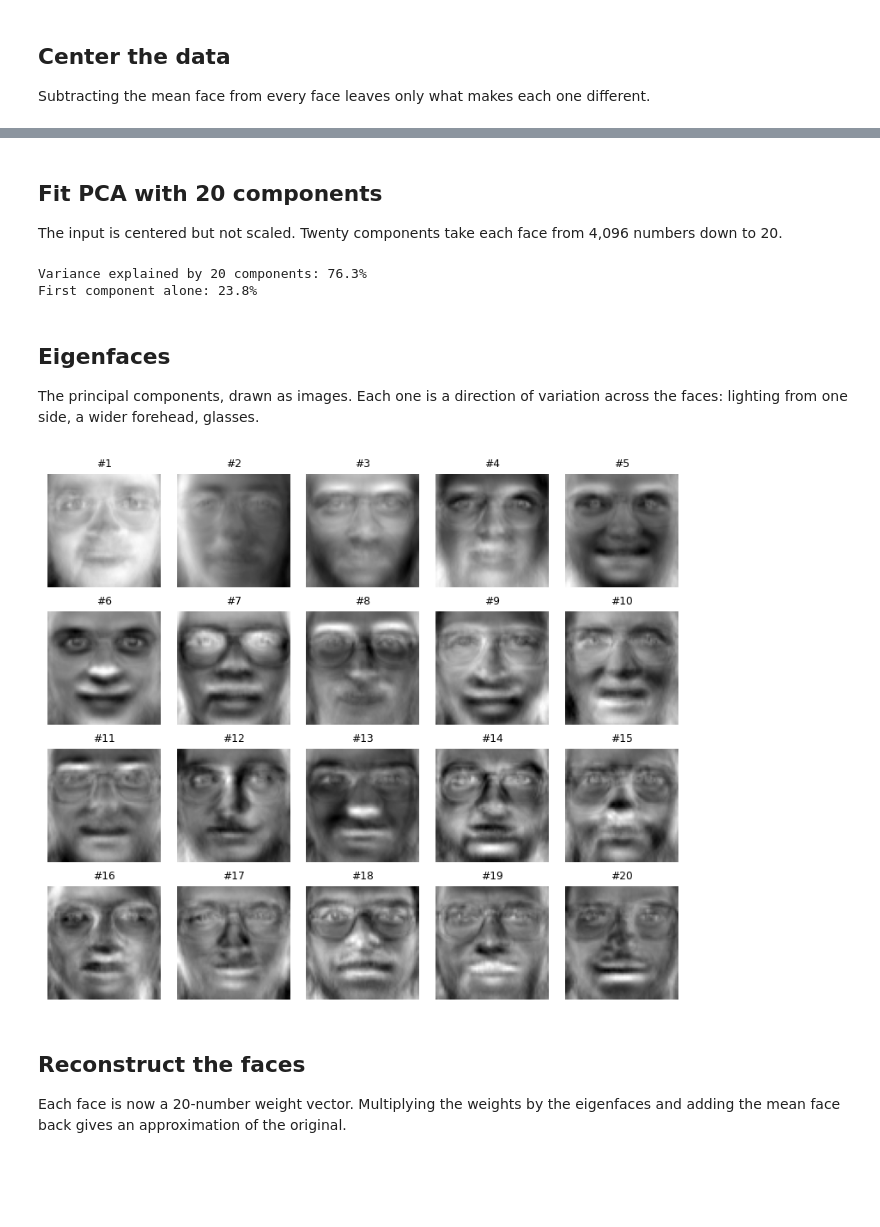
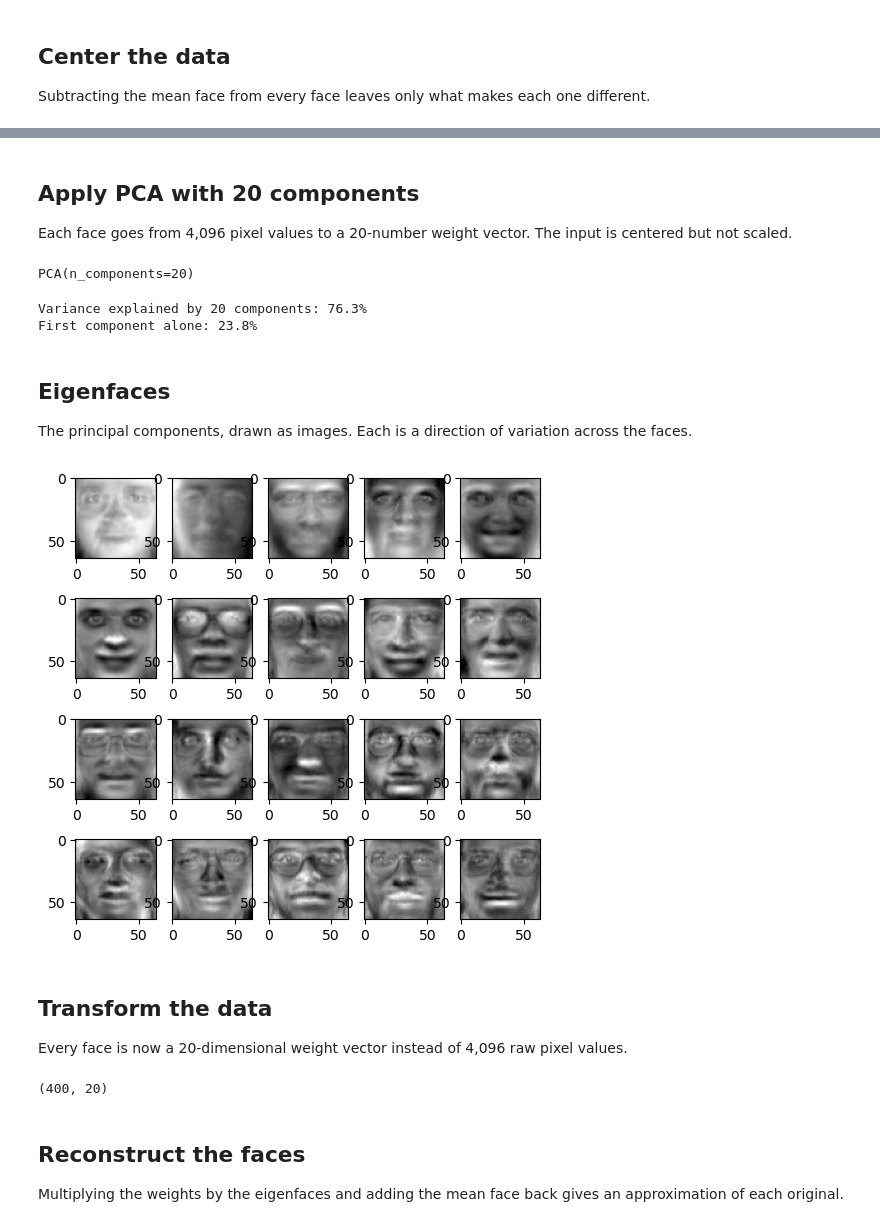
Before and after one commit to lemynsu/eigenfaces, a Jupyter notebook: eigenfaces.ipynb, the cells around one changed output, grey strips where cells are left out. Drawn from its saved outputs; the diff is of its cells as text; code cells hidden in the pictures; blank space fills up the shorter version.

Commit message:
Use the original analysis code; correct the 150-component error

```diff
--- a/eigenfaces.ipynb
+++ b/eigenfaces.ipynb
@@ -7,7 +7,4 @@ import numpy as np
 import pandas as pd
 import matplotlib.pyplot as plt
 from sklearn.datasets import fetch_olivetti_faces
-from sklearn.decomposition import PCA
-
-plt.rcParams['figure.dpi'] = 110
 # %% [markdown]
@@ -17,6 +14,6 @@ The Olivetti faces: 400 grayscale photos of 40 people, 10 photos each, 64×64 pi
 # %%
-faces = fetch_olivetti_faces(shuffle=False)
-X = pd.DataFrame(faces.data)
-y = pd.Series(faces.target, name='person')
-print(X.shape, y.nunique(), 'people')
+data = fetch_olivetti_faces(shuffle=False)
+faces = pd.DataFrame(data.data)
+faces['target'] = data.target
+print(faces.shape)
 # %% [output]
@@ -24,14 +20,0 @@ print(X.shape, y.nunique(), 'people')
-# %%
-def plot_faces(pixels, n_rows, n_cols, titles=None, size=(7, 5)):
-    """Show the first n_rows * n_cols rows of `pixels` as a grid of 64x64 images."""
-    pixels = np.asarray(pixels)
-    fig, axes = plt.subplots(n_rows, n_cols, figsize=size)
-    for i, ax in enumerate(np.atleast_1d(axes).flat):
-        ax.imshow(pixels[i].reshape(64, 64), cmap='gray')
-        if titles is not None:
-            ax.set_title(titles[i], fontsize=8)
-        ax.axis('off')
-    plt.tight_layout()
-    plt.show()
-
-plot_faces(X, 5, 8)
@@ -39,0 +25,13 @@ plot_faces(X, 5, 8)
+# %%
+def plot_faces(pixels, nRows,nCols):
+    fig, axes = plt.subplots(nRows, nCols, figsize=(6, 6))
+    for i, ax in enumerate(axes.flat):
+        ax.imshow(np.array(pixels)[i].reshape(64, 64), cmap='gray')
+    plt.show()
+
+# Prepare the data
+X = faces.drop('target', axis=1)
+y = faces['target']
+
+# display the first nRows*nCols of faces in the dataset
+plot_faces(X, 5, 8)
@@ -62,5 +60,13 @@ plot_faces(zeromean_X, 5, 8)
 # %% [markdown]
-## Fit PCA with 20 components
+## Apply PCA with 20 components
 
-The input is centered but not scaled. Twenty components take each face from 4,096 numbers down to 20.
+Each face goes from 4,096 pixel values to a 20-number weight vector. The input is centered but not scaled.
+# %%
+from sklearn.decomposition import PCA
+
+# reduce to 20 dimensional weight vector to represent each face; dimension reduction from 4096 to 20; input to PCA is centered but not scaled
+pca = PCA(n_components=20)
+pca.fit(zeromean_X)
+# %% [output]
+PCA(n_components=20)
 # %%
@@ -74,13 +78,22 @@ First component alone: 23.8%
 # %% [markdown]
 ## Eigenfaces
 
-The principal components, drawn as images. Each one is a direction of variation across the faces: lighting from one side, a wider forehead, glasses.
+The principal components, drawn as images. Each is a direction of variation across the faces.
 # %%
 eigenfaces = pca.components_
-plot_faces(eigenfaces, 4, 5, titles=[f'#{i + 1}' for i in range(20)], size=(7, 6))
+plot_faces(eigenfaces, 4, 5)
 # %% [output]
-[figure, old version]
+[figure, new version]
+# %% [markdown]
+## Transform the data
+
+Every face is now a 20-dimensional weight vector instead of 4,096 raw pixel values.
+# %%
+zeromean_X_pca = pca.transform(zeromean_X)
+print(zeromean_X_pca.shape)
+# %% [output]
+(400, 20)
 # %% [markdown]
 ## Reconstruct the faces
 
-Each face is now a 20-number weight vector. Multiplying the weights by the eigenfaces and adding the mean face back gives an approximation of the original.
+Multiplying the weights by the eigenfaces and adding the mean face back gives an approximation of each original.
```
Also changed, not shown: parts of 20 cells of this notebook, 1 other file.
